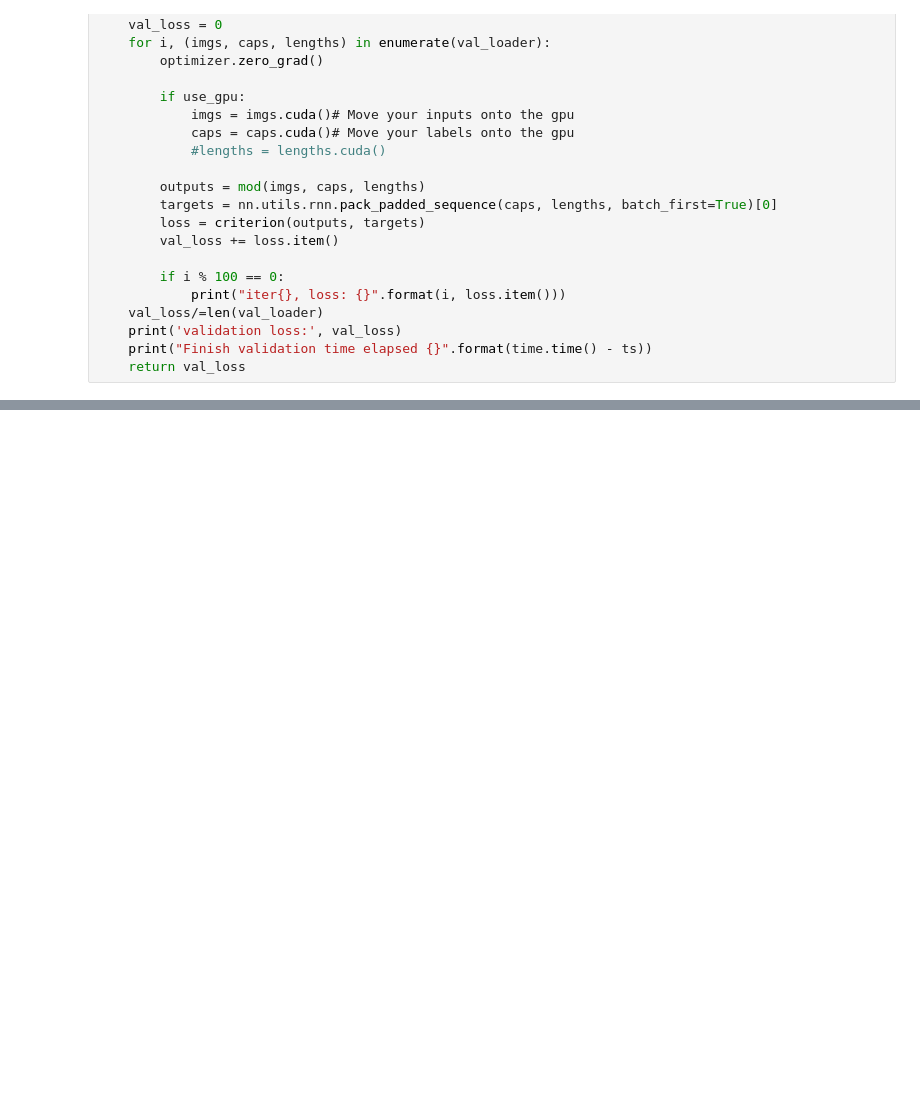
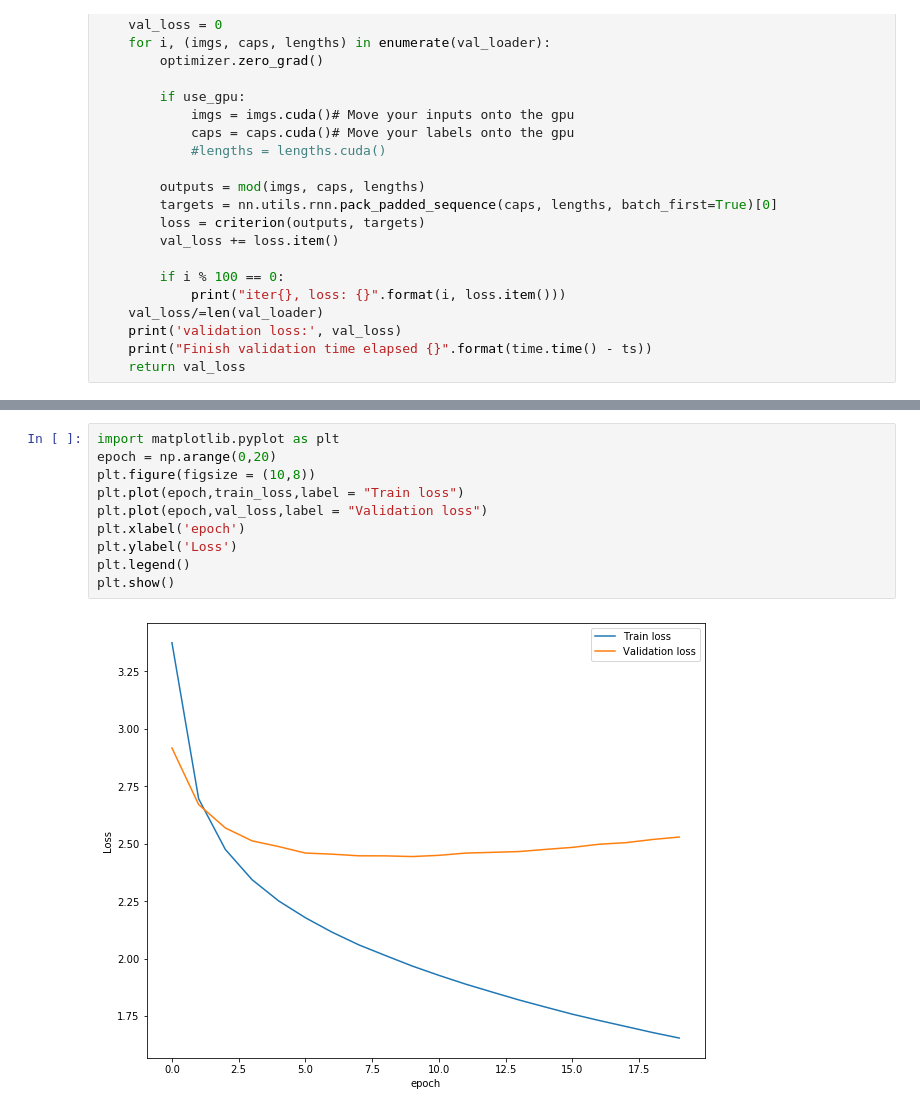
Before and after one commit to ssrrjj/CSE253-PA4, a Jupyter notebook: Starter.ipynb, the cells around one changed output, grey strips where cells are left out. Saved outputs shown, nothing was run; the diff lists cells and outputs as text; blank space fills up the shorter version.

```diff
--- a/Starter.ipynb
+++ b/Starter.ipynb
@@ -225,0 +328,12 @@ test(baseline)
+# %%
+import matplotlib.pyplot as plt
+epoch = np.arange(0,20)
+plt.figure(figsize = (10,8))
+plt.plot(epoch,train_loss,label = "Train loss")
+plt.plot(epoch,val_loss,label = "Validation loss")
+plt.xlabel('epoch')
+plt.ylabel('Loss')
+plt.legend()
+plt.show()
+# %% [output]
+[figure, added]
```
Also changed, not shown: parts of 8 cells of this notebook, 1 other file.
